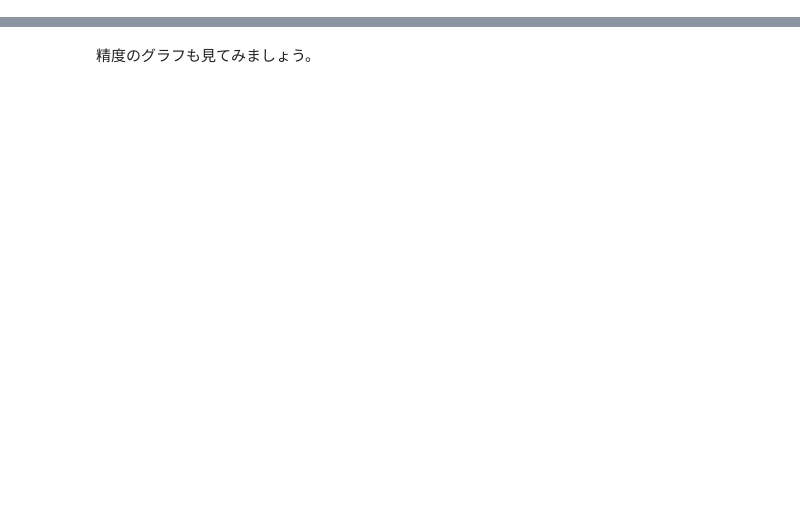
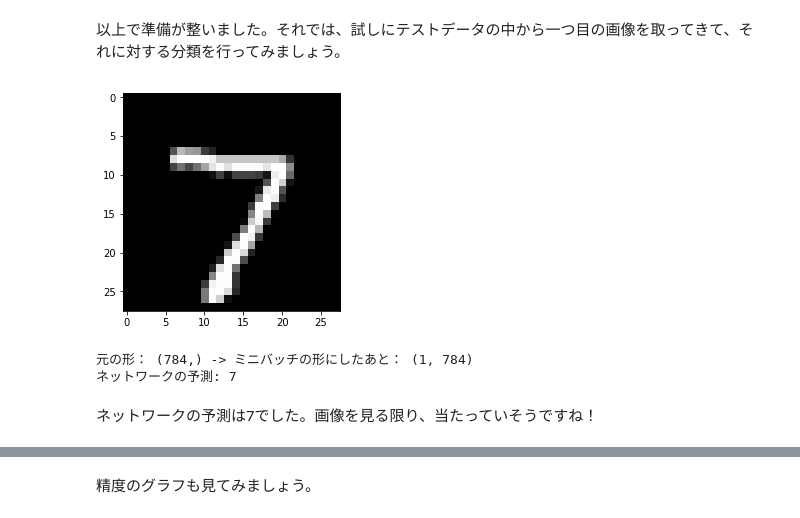
Before and after one commit to mitmul/chainer-handson, a Jupyter notebook: Chainer Beginer's Hands-on.ipynb, the cells around one changed output, grey strips where cells are left out. Cells and saved outputs as stored; diff of their text form; code cells hidden in the pictures; blank space fills up the shorter version.

```diff
--- a/Chainer Beginer's Hands-on.ipynb
+++ b/Chainer Beginer's Hands-on.ipynb
@@ -489,0 +346,50 @@ trainer.extend(extensions.dump_graph('main/loss'))
+# %%
+# まず同じネットワークのオブジェクトを作る
+infer_net = MLP()
+
+# そのオブジェクトに保存済みパラメータをロードする
+serializers.load_npz('my_mnist.model', infer_net)
+# %% [markdown]
+以上で準備が整いました。それでは、試しにテストデータの中から一つ目の画像を取ってきて、それに対する分類を行ってみましょう。
+# %%
+gpu_id = 0  # CPUで計算をしたい場合は、-1を指定してください
+
+if gpu_id >= 0:
+    infer_net.to_gpu(gpu_id)
+
+# 1つ目のテストデータを取り出します
+x, t = test[0]  #  tは使わない
+
+# どんな画像か表示してみます
+plt.imshow(x.reshape(28, 28), cmap='gray')
+plt.show()
+
+# ミニバッチの形にする（複数の画像をまとめて推論に使いたい場合は、サイズnのミニバッチにしてまとめればよい）
+print('元の形：', x.shape, end=' -> ')
+
+x = x[None, ...]
+
+print('ミニバッチの形にしたあと：', x.shape)
+
+# ネットワークと同じデバイス上にデータを送る
+x = infer_net.xp.asarray(x)
+
+# モデルのforward関数に渡す
+y = infer_net(x)
+
+# Variable形式で出てくるので中身を取り出す
+y = y.array
+
+# 結果をCPUに送る
+y = to_cpu(y)
+
+# 予測確率の最大値のインデックスを見る
+pred_label = y.argmax(axis=1)
+
+print('ネットワークの予測:', pred_label[0])
+# %% [output]
+[figure, added]
+元の形： (784,) -> ミニバッチの形にしたあと： (1, 784)
+ネットワークの予測: 7
+# %% [markdown]
+ネットワークの予測は7でした。画像を見る限り、当たっていそうですね！
```
Also changed, not shown: parts of 130 cells of this notebook.
